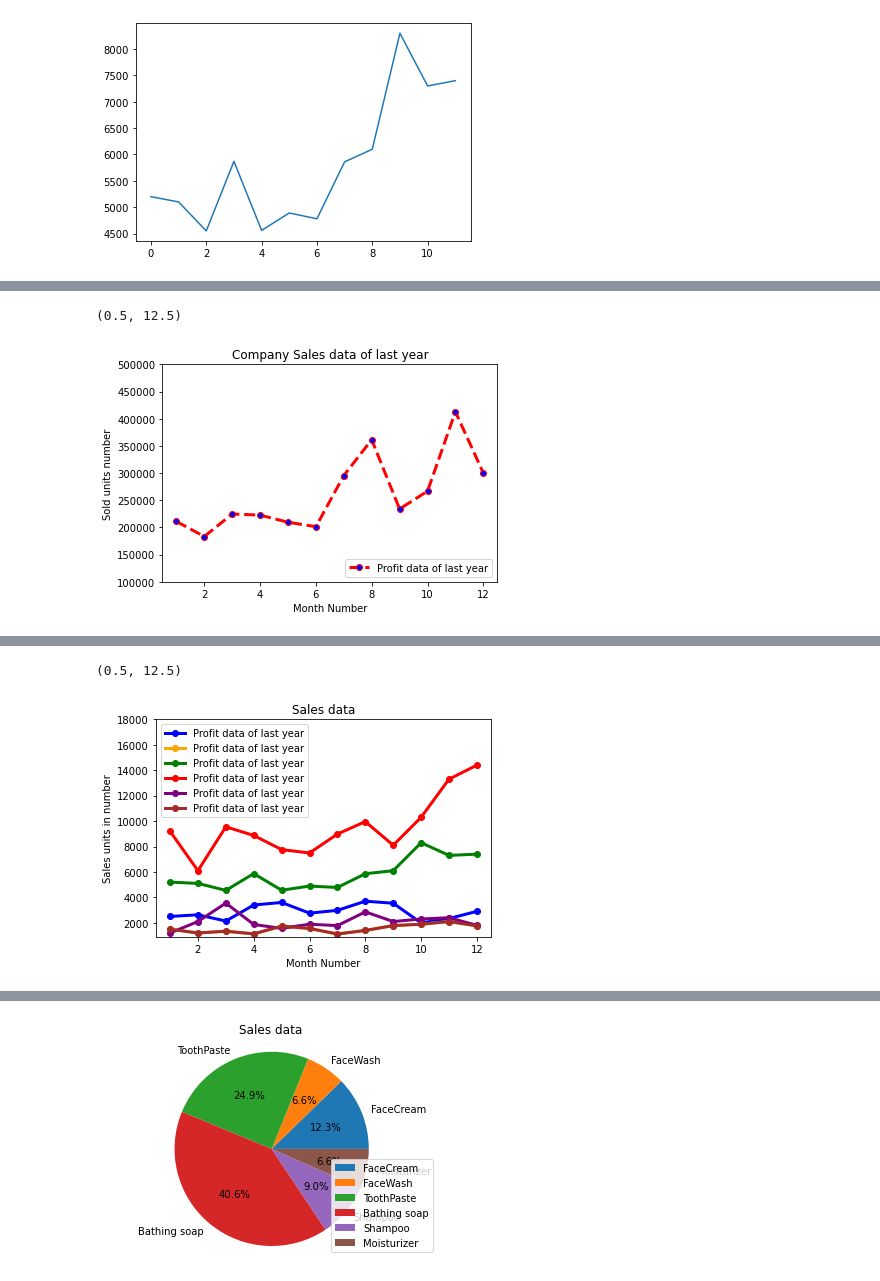
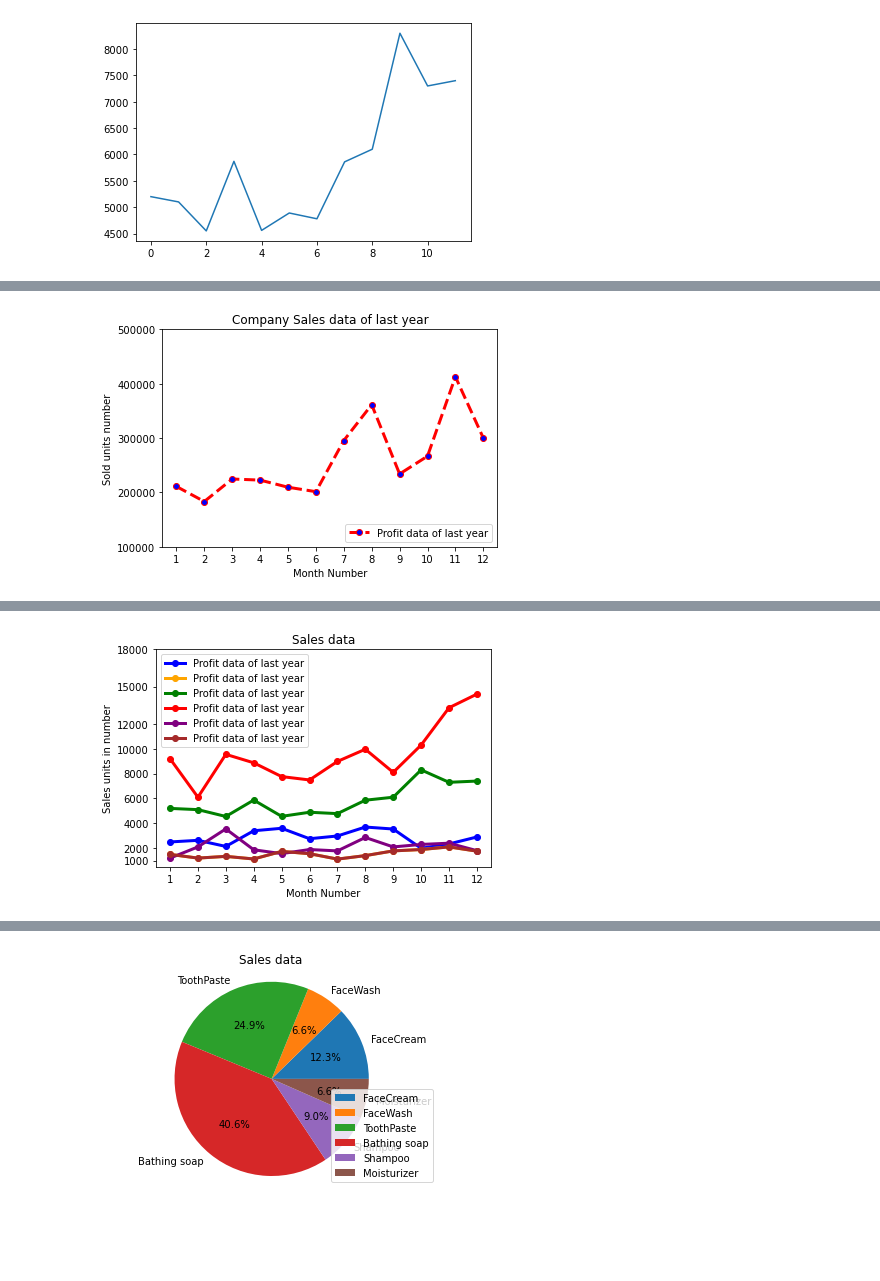
Before and after one commit to giessler10/DataScience21, a Jupyter notebook: Block_1/Assignments/1_MatplotLib.ipynb, the cells around one changed output, grey strips where cells are left out. Drawn from its saved outputs; the diff is of its cells as text; code cells hidden in the pictures; blank space fills up the shorter version.

```diff
--- a/Block_1/Assignments/1_MatplotLib.ipynb
+++ b/Block_1/Assignments/1_MatplotLib.ipynb
@@ -73,9 +80,12 @@ ax.set_ylabel('Sold units number')
 ax.set_title('Company Sales data of last year');
 ax.set_ylim([100000, 500000])
 ax.set_xlim([0.5, 12.5])
+
+ax.set_yticks([100000,200000,300000,400000,500000])
+ax.set_xticks([1,2,3,4,5,6,7,8,9,10,11,12])
+plt.show()
 # %% [output]
-(0.5, 12.5)
-[figure, old version]
+[figure, new version]
 # %% [markdown]
 ## Exercise 3
 Read all product sales data and show it  using a multiline plot
@@ -87,21 +97,24 @@ Display the number of units sold per month for each product using multiline plot
 # %%
 fig, ax = plt.subplots()
 
 ax.plot(data.month_number, data.facecream,color="blue", lw=3, ls='-', marker='o', label="Profit data of last year")
 ax.plot(data.month_number, data.facewash,color="orange", lw=3, ls='-', marker='o', label="Profit data of last year")
 ax.plot(data.month_number, data.toothpaste,color="green", lw=3, ls='-', marker='o', label="Profit data of last year")
 ax.plot(data.month_number, data.bathingsoap,color="red", lw=3, ls='-', marker='o', label="Profit data of last year")
 ax.plot(data.month_number, data.shampoo,color="purple", lw=3, ls='-', marker='o', label="Profit data of last year")
 ax.plot(data.month_number, data.moisturizer,color="brown", lw=3, ls='-', marker='o', label="Profit data of last year")
 ax.legend(loc=2);
 ax.set_xlabel('Month Number')
 ax.set_ylabel('Sales units in number')
 ax.set_title('Sales data');
-ax.set_ylim([900, 18000])
+ax.set_ylim([500, 18000])
 ax.set_xlim([0.5, 12.5])
+
+ax.set_yticks([1000,2000,4000,6000,8000,10000,12000,15000,18000])
+ax.set_xticks([1,2,3,4,5,6,7,8,9,10,11,12])
+plt.show()
 # %% [output]
-(0.5, 12.5)
-[figure, old version]
+[figure, new version]
 # %% [markdown]
 ## Exercise 4
 Read toothpaste sales data of each month and show it using a scatter plot
```
Also changed, not shown: parts of 4 cells of this notebook.
